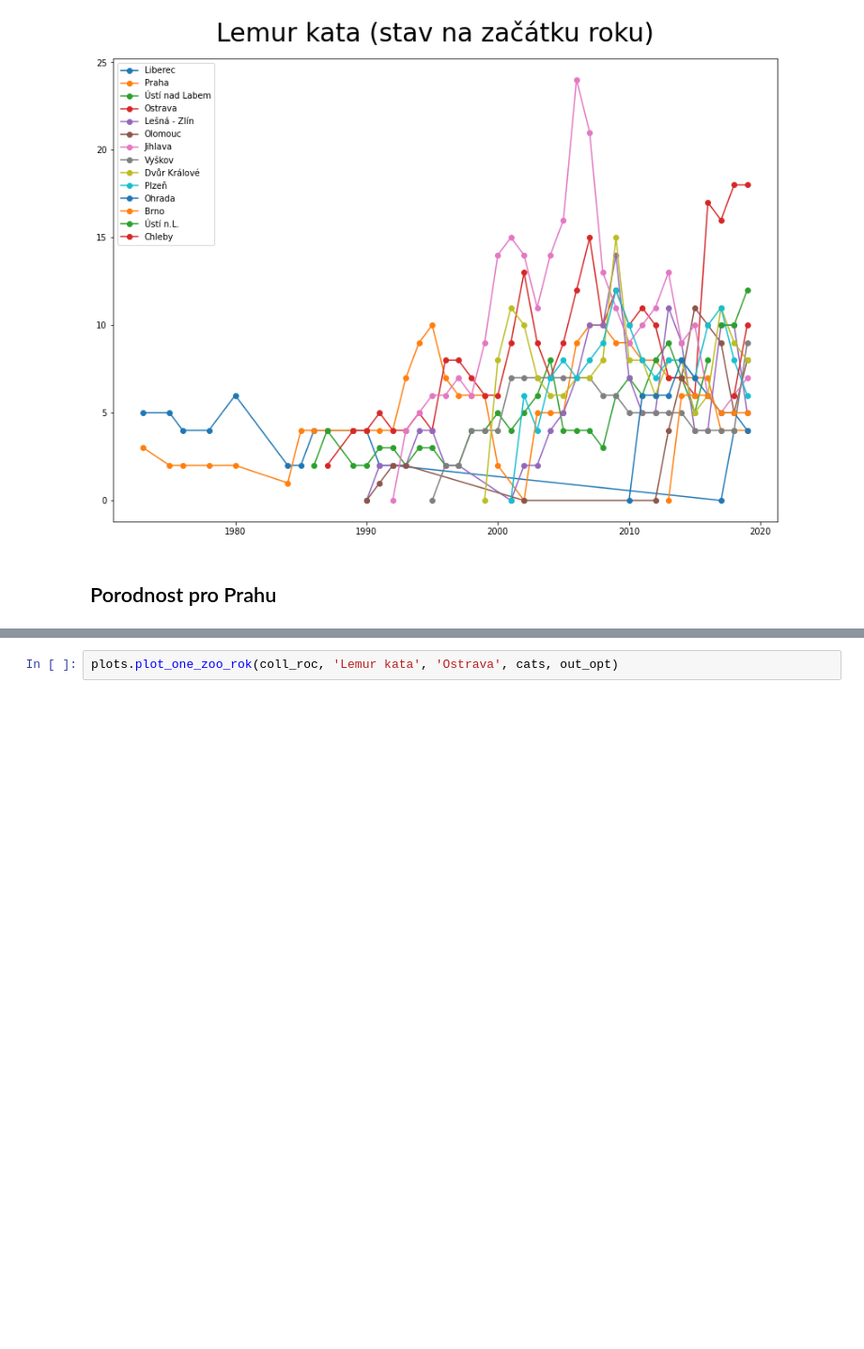
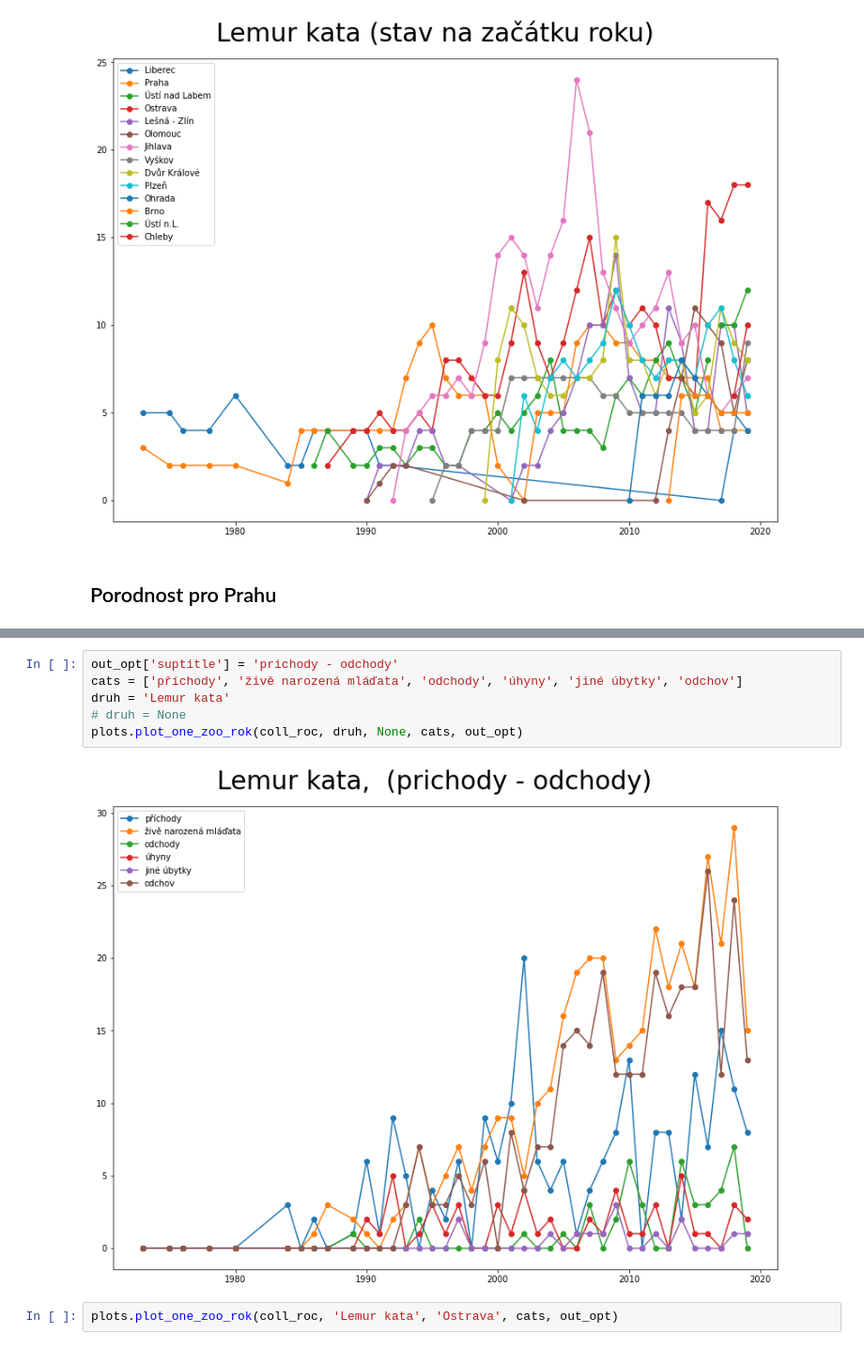
Before and after one commit to vrastil/monca_diplm, a Jupyter notebook: scripts/server_api.ipynb, the cells around one changed output, grey strips where cells are left out. Shown: that part at 94% size. Cells and saved outputs as stored; diff of their text form; blank space fills up the shorter version.

```diff
--- a/scripts/server_api.ipynb
+++ b/scripts/server_api.ipynb
@@ -108,3 +136,11 @@ plots.plot_one_zoo_rok(coll_roc, None, None, cats, out_opt)
+# %%
+out_opt['suptitle'] = 'prichody - odchody'
+cats = ['příchody', 'živě narozená mláďata', 'odchody', 'úhyny', 'jiné úbytky', 'odchov']
+druh = 'Lemur kata'
+# druh = None
+plots.plot_one_zoo_rok(coll_roc, druh, None, cats, out_opt)
+# %% [output]
+[figure, added]
 # %%
 plots.plot_one_zoo_rok(coll_roc, 'Lemur kata', 'Ostrava', cats, out_opt)
 # %% [output]
```
Also changed, not shown: parts of 6 cells of this notebook, 1 other file.
